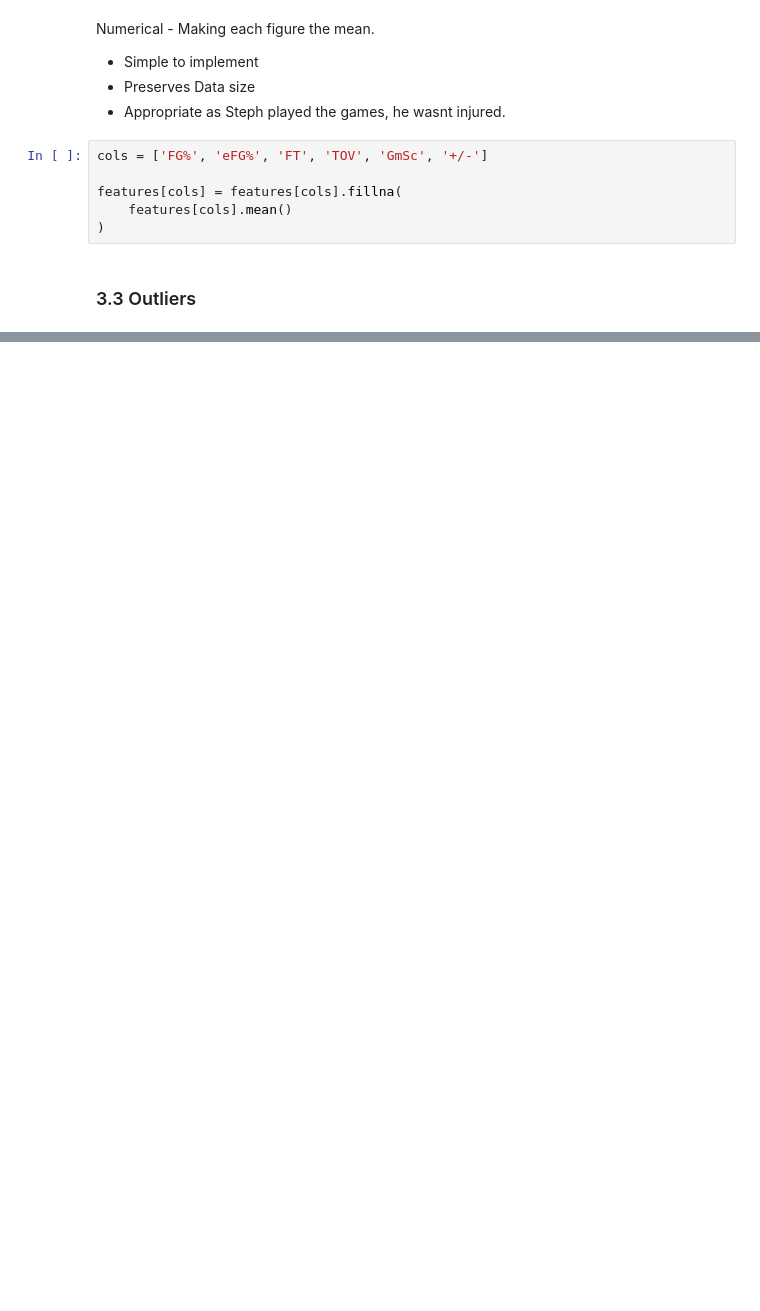
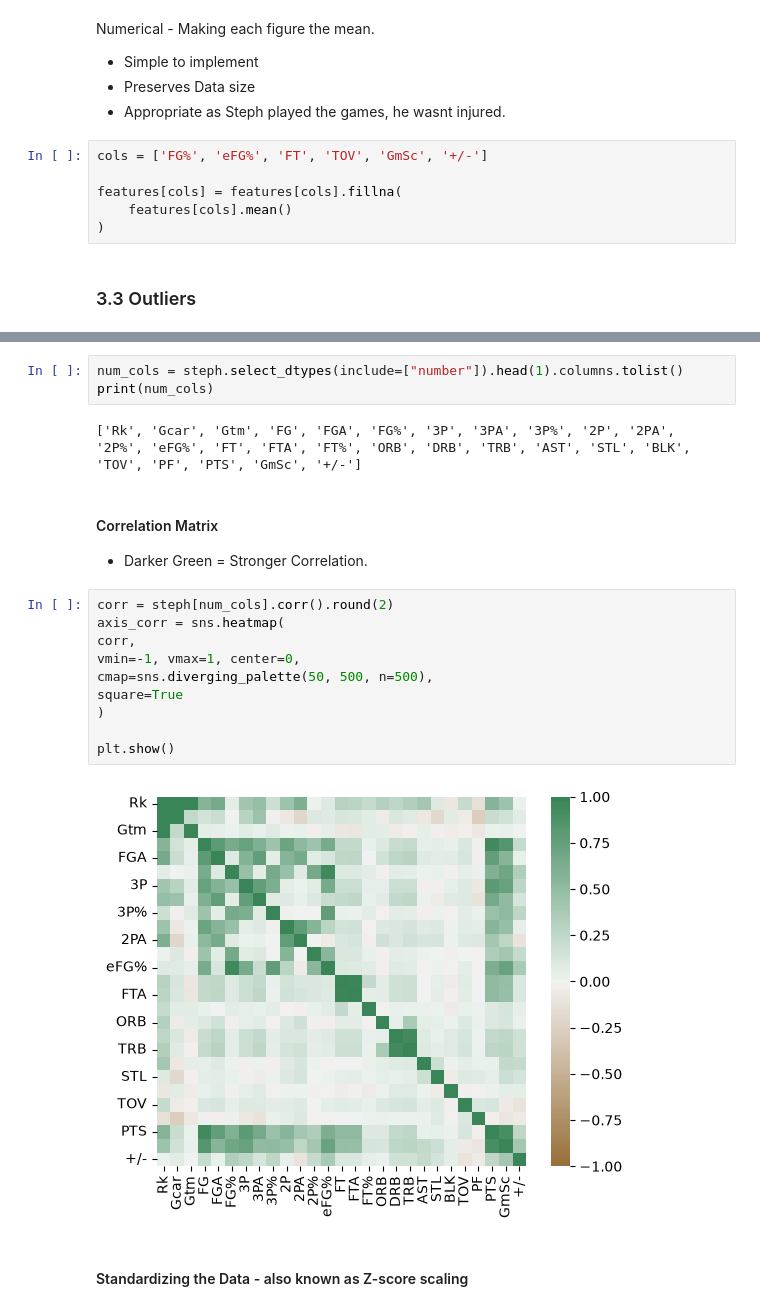
Before and after one commit to SDKELLY06/StephenCurryDataAnalysis, a Jupyter notebook: CA.ipynb, the cells around one changed output, grey strips where cells are left out. Saved outputs shown, nothing was run; the diff lists cells and outputs as text; blank space fills up the shorter version.

Commit message:
Correlation Matrix & Standardisation roughwork.

```diff
--- a/CA.ipynb
+++ b/CA.ipynb
@@ -207,0 +329,22 @@ features[cols] = features[cols].fillna(
+# %%
+num_cols = steph.select_dtypes(include=["number"]).head(1).columns.tolist()
+print(num_cols)
+# %% [output]
+['Rk', 'Gcar', 'Gtm', 'FG', 'FGA', 'FG%', '3P', '3PA', '3P%', '2P', '2PA', '2P%', 'eFG%', 'FT', 'FTA', 'FT%', 'ORB', 'DRB', 'TRB', 'AST', 'STL', 'BLK', 'TOV', 'PF', 'PTS', 'GmSc', '+/-']
+# %% [markdown]
+#### Correlation Matrix
+- Darker Green = Stronger Correlation.
+# %%
+corr = steph[num_cols].corr().round(2)
+axis_corr = sns.heatmap(
+corr,
+vmin=-1, vmax=1, center=0,
+cmap=sns.diverging_palette(50, 500, n=500),
+square=True
+)
+
+plt.show()
+# %% [output]
+[figure, added]
+# %% [markdown]
+#### Standardizing the Data - also known as Z-score scaling
```
Also changed, not shown: parts of 23 cells of this notebook.
